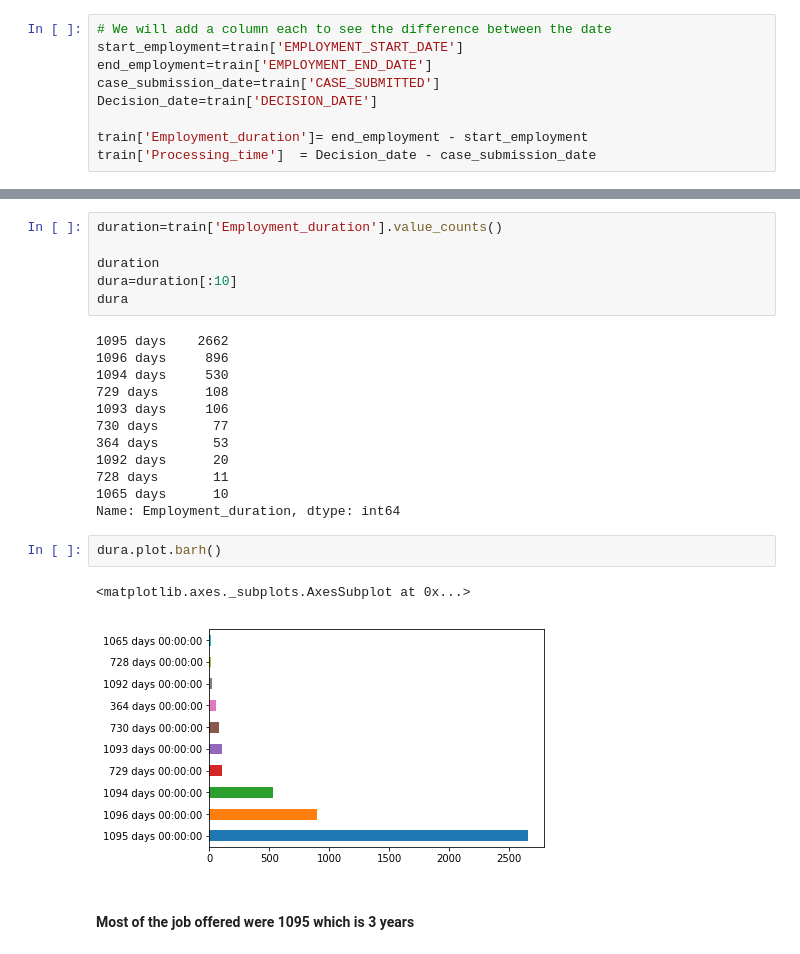
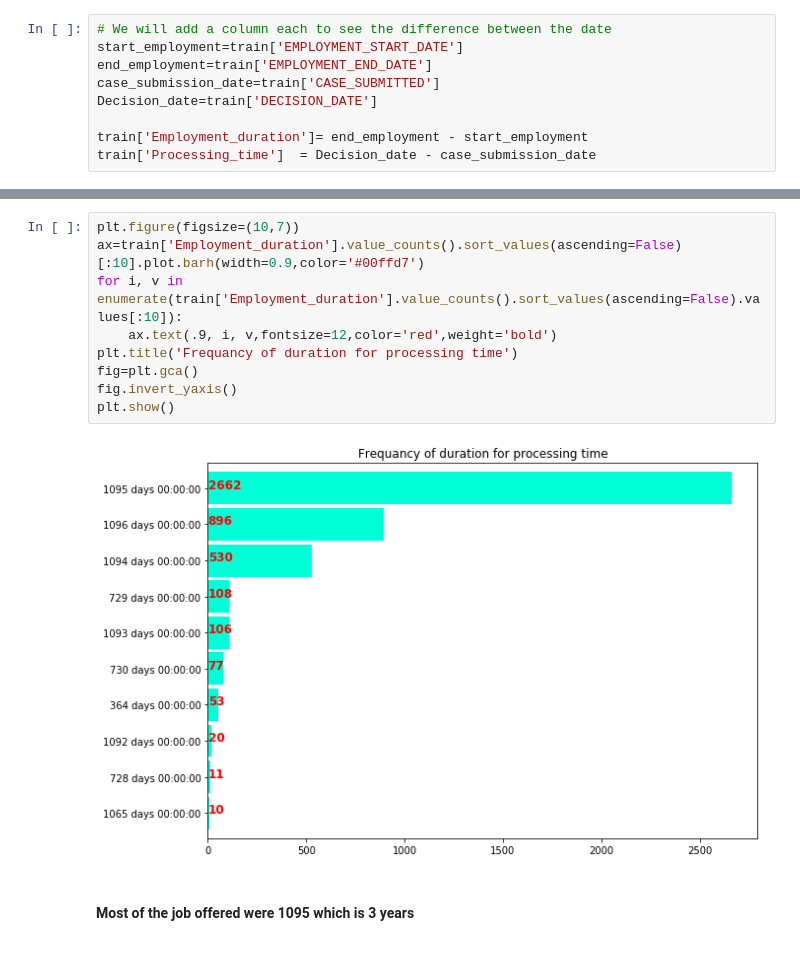
Before and after one commit to amitbhsingh/H1B_VISA, a Jupyter notebook: h1.ipynb, the cells around one changed output, grey strips where cells are left out. Cells and saved outputs as stored; diff of their text form.

Commit message:
Change in color of plots

```diff
--- a/h1.ipynb
+++ b/h1.ipynb
@@ -490,26 +454,14 @@ Name: Processing_time, dtype: int64
-# %%
-duration=train['Employment_duration'].value_counts()
-
-duration
-dura=duration[:10]
-dura
-# %% [output]
-1095 days    2662
-1096 days     896
-1094 days     530
-729 days      108
-1093 days     106
-730 days       77
-364 days       53
-1092 days      20
-728 days       11
-1065 days      10
-Name: Employment_duration, dtype: int64
-# %%
-dura.plot.barh()
-# %% [output]
-<matplotlib.axes._subplots.AxesSubplot at 0x...>
-[figure, removed]
+# %%
+plt.figure(figsize=(10,7))
+ax=train['Employment_duration'].value_counts().sort_values(ascending=False)[:10].plot.barh(width=0.9,color='#00ffd7')
+for i, v in enumerate(train['Employment_duration'].value_counts().sort_values(ascending=False).values[:10]):
+    ax.text(.9, i, v,fontsize=12,color='red',weight='bold')
+plt.title('Frequancy of duration for processing time')
+fig=plt.gca()
+fig.invert_yaxis()
+plt.show()
+# %% [output]
+[figure, added]
 # %% [markdown]
 #### Most of the job offered were 1095 which is 3 years
 # %%
```
Also changed, not shown: parts of 10 cells of this notebook.
